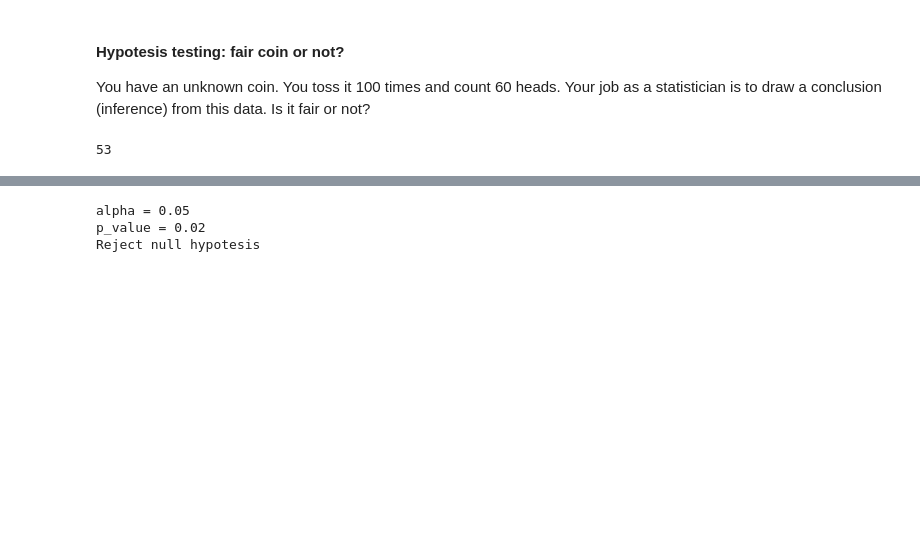
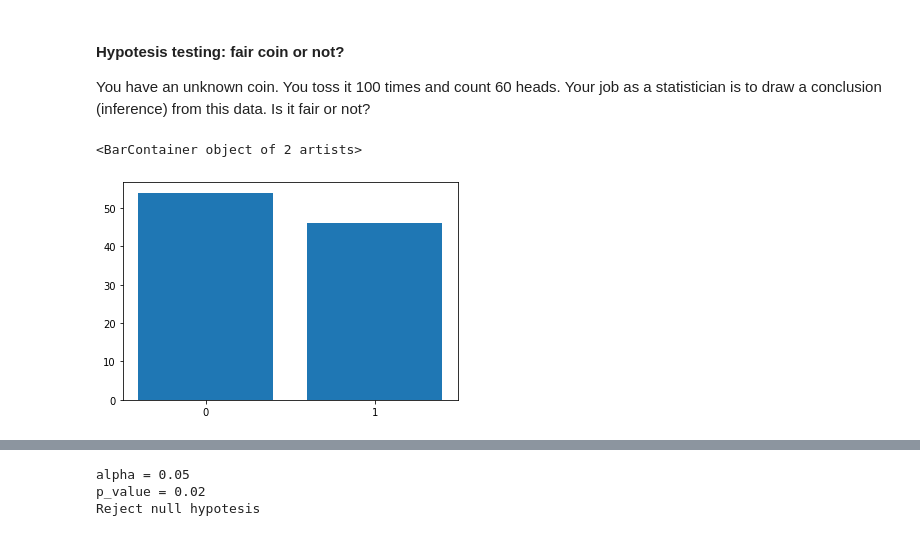
Before and after one commit to MarcoCalbucci/DataAnalytics, a Jupyter notebook: Probability_Statistics/probability_statistics_examples.ipynb, the cells around one changed output, grey strips where cells are left out. Drawn from its saved outputs; the diff is of its cells as text; code cells hidden in the pictures; blank space fills up the shorter version.

```diff
--- a/Probability_Statistics/probability_statistics_examples.ipynb
+++ b/Probability_Statistics/probability_statistics_examples.ipynb
@@ -140,12 +144,19 @@ def run_experiment(n_trials, p_head=0.5):
 
     return l
 # %%
+import matplotlib.pyplot as plt
+
 # Run experiment
 n_trials = 100
 p_head = 0.5
 results = run_experiment(n_trials, p_head)
 
-print(sum(results))
+freq_by_outcome = {}
+for i in set(results):
+    freq_by_outcome[str(i)] = results.count(i)
+
+plt.bar(freq_by_outcome.keys(), freq_by_outcome.values())
 # %% [output]
-53
+<BarContainer object of 2 artists>
+[figure, added]
 # %%
```
Also changed, not shown: parts of 5 cells of this notebook.
